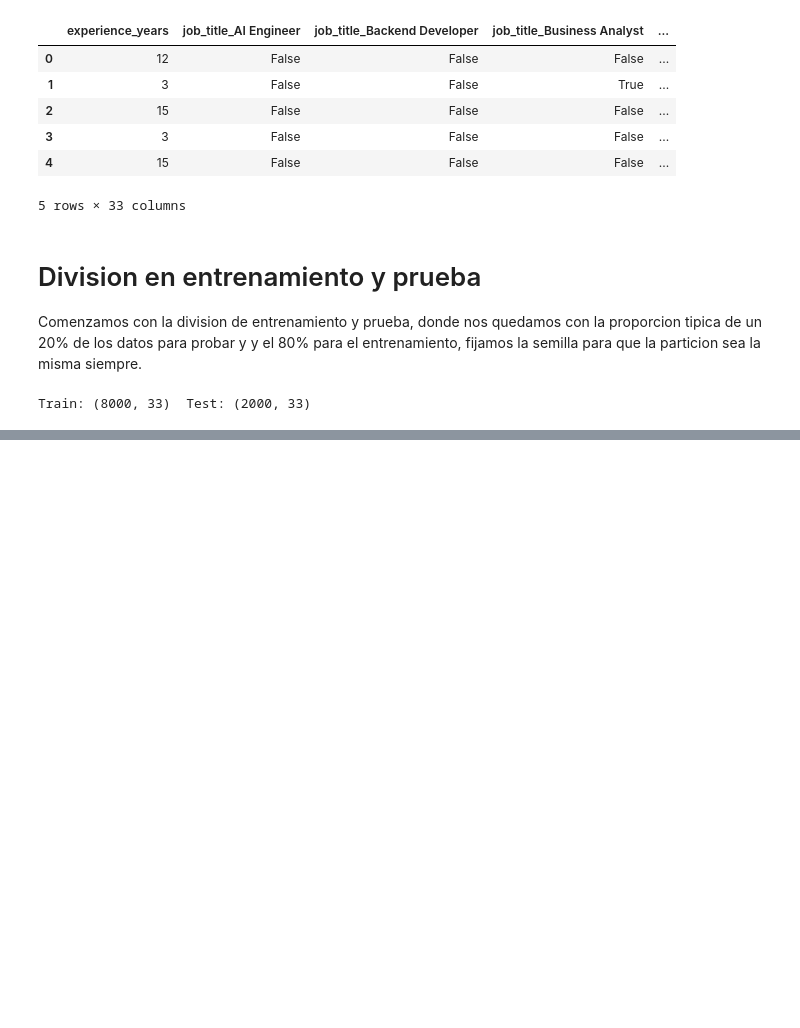
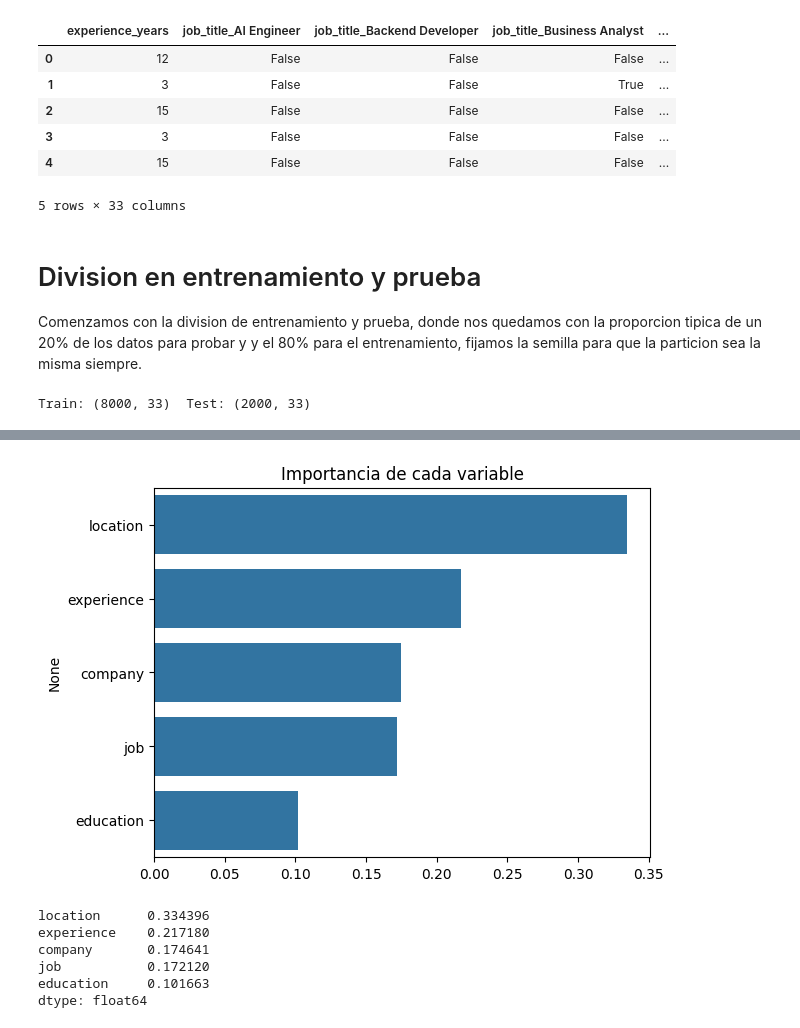
Before and after one commit to ThomasTg7/Proyecto_1_Intro_a_la_IA, a Jupyter notebook: main.ipynb, the cells around one changed output, grey strips where cells are left out. Drawn from its saved outputs; the diff is of its cells as text; code cells hidden in the pictures; blank space fills up the shorter version.

```diff
--- a/main.ipynb
+++ b/main.ipynb
@@ -228,0 +355,25 @@ Train: (8000, 33)  Test: (2000, 33)
+# %%
+importancias = pd.Series(modelo.feature_importances_, index=X.columns)
+categorias = ["location", "experience", "company", "job", "education"]
+
+def categorizar(columna):
+    for categoria in categorias:
+        if categoria in columna:
+            return categoria
+importancias_categorias = (importancias
+       .groupby([categorizar(c) for c in X.columns])
+       .sum()
+       .sort_values(ascending=False))
+
+sns.barplot(x=importancias_categorias.values, y=importancias_categorias.index)
+plt.title("Importancia de cada variable")
+plt.show()
+importancias_categorias
+# %% [output]
+[figure, added]
+location      0.334396
+experience    0.217180
+company       0.174641
+job           0.172120
+education     0.101663
+dtype: float64
```
Also changed, not shown: parts of 26 cells of this notebook.
